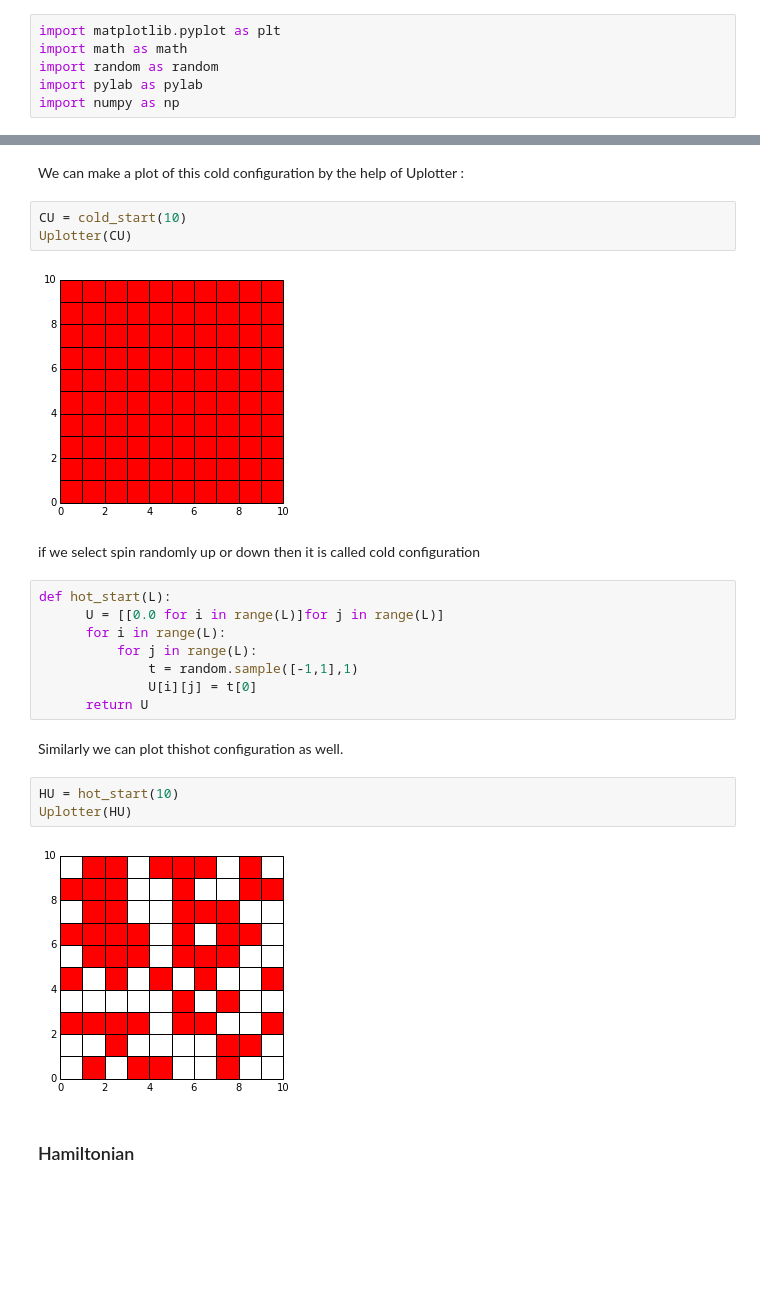
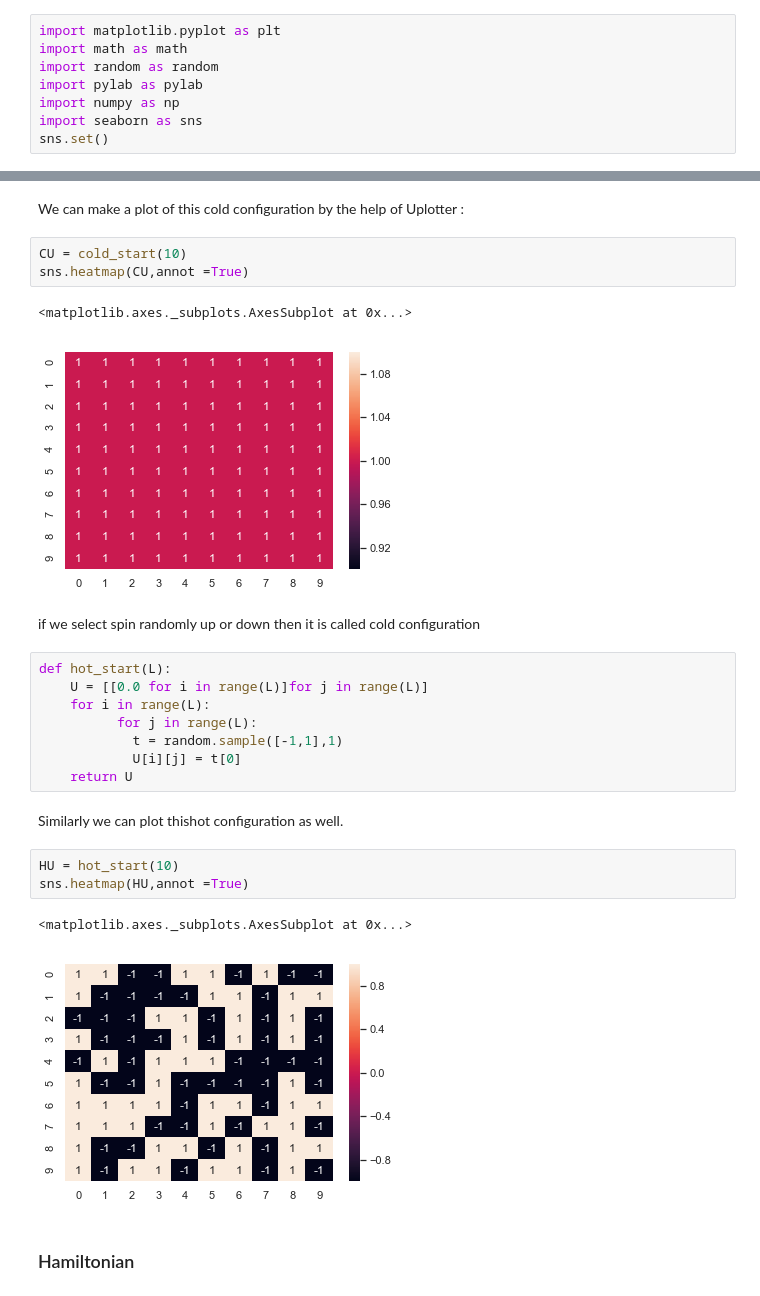
Before and after one commit to cphysics/docs, a Jupyter notebook: docs/Montecarlo/IzingModel/Izing2D.ipynb, the cells around one changed output, grey strips where cells are left out. Drawn from its saved outputs; the diff is of its cells as text; blank space fills up the shorter version.

```diff
--- a/docs/Montecarlo/IzingModel/Izing2D.ipynb
+++ b/docs/Montecarlo/IzingModel/Izing2D.ipynb
@@ -10,6 +8,8 @@ import math as math
 import random as random
 import pylab as pylab
 import numpy as np
+import seaborn as sns
+sns.set()
 # %% [markdown]
 ### Global parameters
 # %% [markdown]
@@ -29,26 +29,28 @@ def cold_start(L):
 We can make a plot of this cold configuration by the help of Uplotter :
 # %%
 CU = cold_start(10)
-Uplotter(CU)
+sns.heatmap(CU,annot =True)
 # %% [output]
+<matplotlib.axes._subplots.AxesSubplot at 0x...>
-[figure, old version]
+[figure, new version]
 # %% [markdown]
  if we select spin randomly up or down then it is called cold configuration
 # %%
 def hot_start(L):
-      U = [[0.0 for i in range(L)]for j in range(L)]
-      for i in range(L):
+    U = [[0.0 for i in range(L)]for j in range(L)]
+    for i in range(L):
           for j in range(L):
-              t = random.sample([-1,1],1)
-              U[i][j] = t[0]
-      return U
+            t = random.sample([-1,1],1)
+            U[i][j] = t[0]
+    return U
 # %% [markdown]
 Similarly we can plot thishot configuration as well.
 # %%
 HU = hot_start(10)
-Uplotter(HU)
+sns.heatmap(HU,annot =True)
 # %% [output]
+<matplotlib.axes._subplots.AxesSubplot at 0x...>
-[figure, old version]
+[figure, new version]
 # %% [markdown]
 ### Hamiltonian
 # %% [markdown]
```
Also changed, not shown: parts of 16 cells of this notebook.
